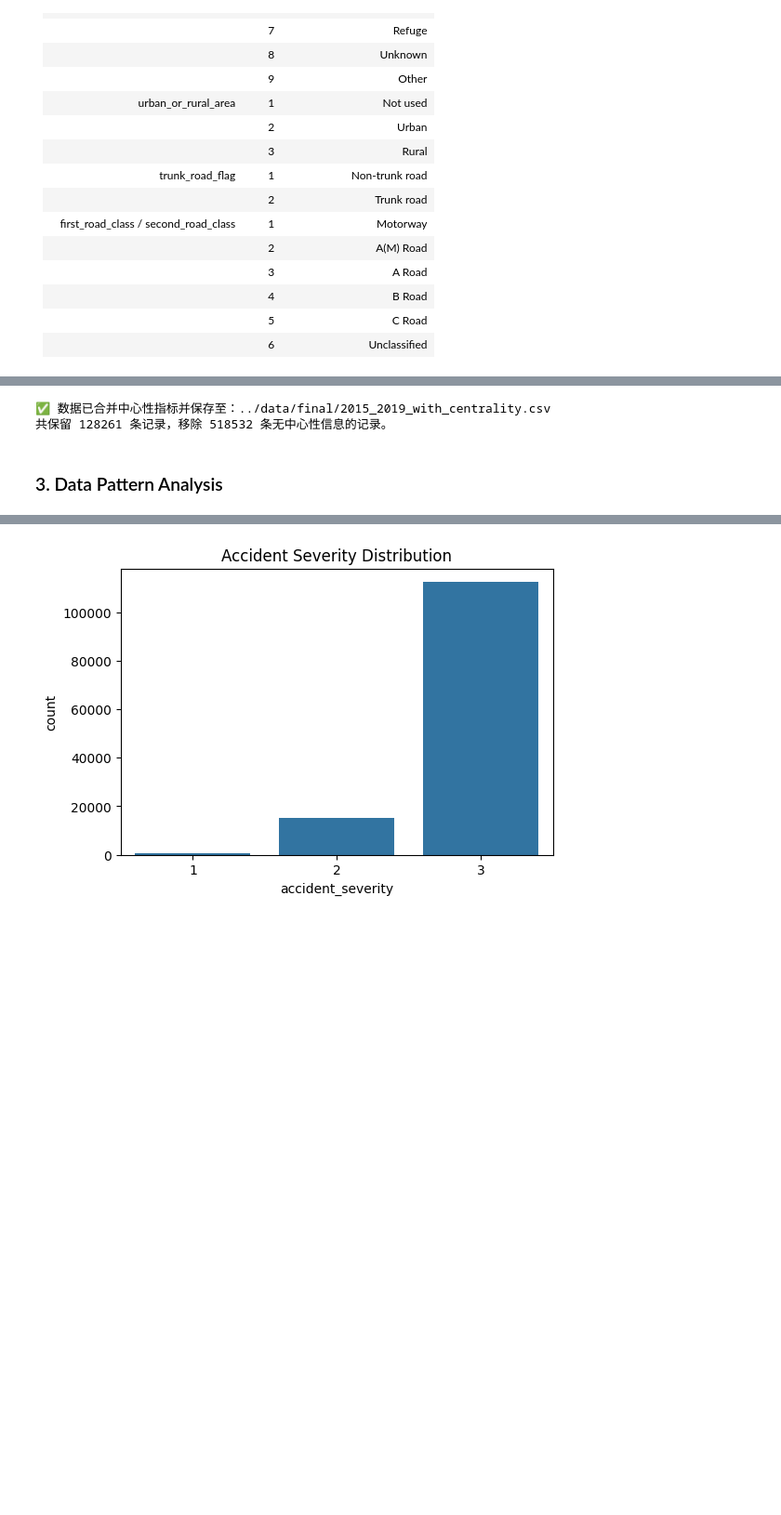
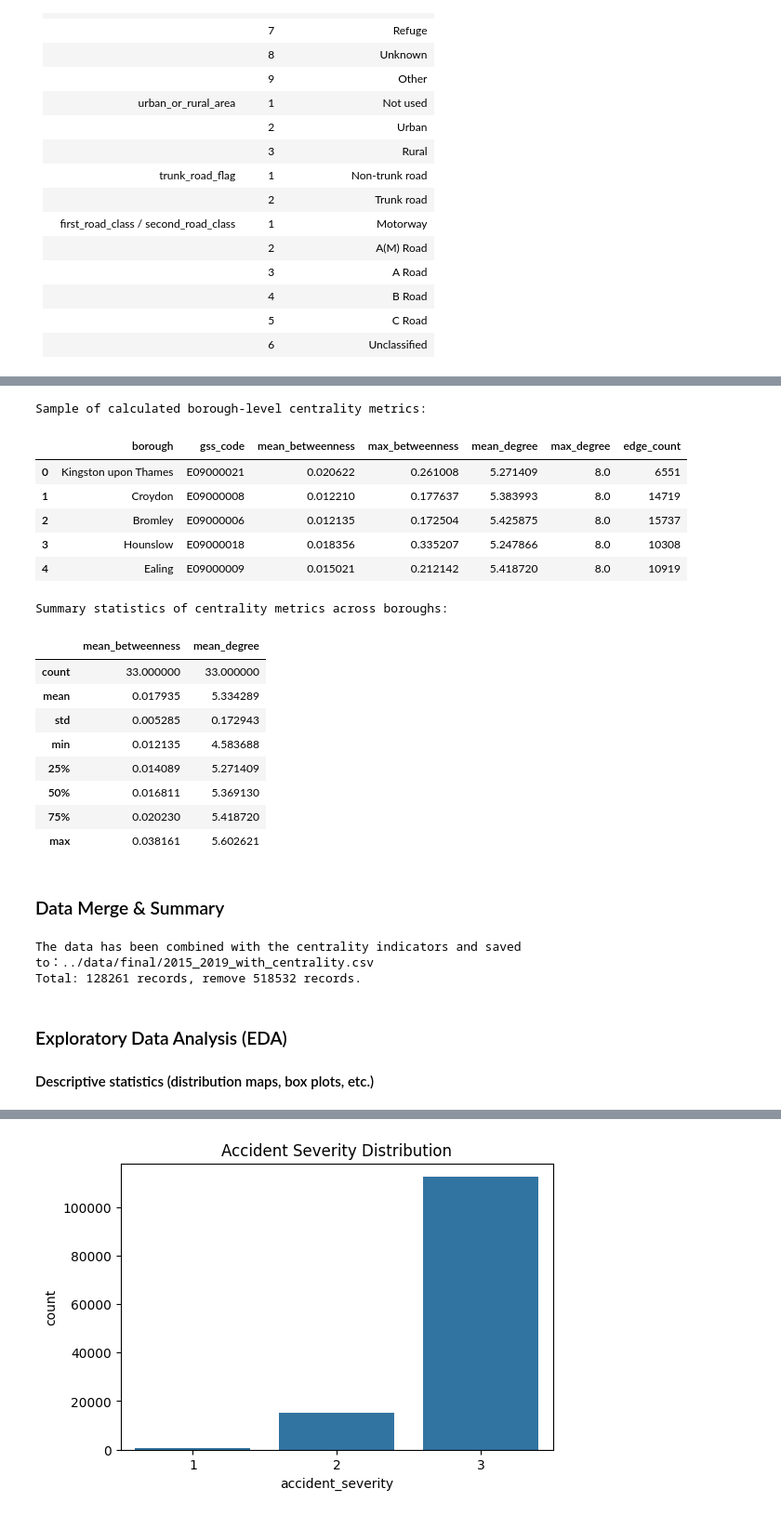
Before and after one commit to Van-Wu1/0006, a Jupyter notebook: scr/submission_final.ipynb, the cells around one changed output, grey strips where cells are left out. Shown at 93% size. Cells and saved outputs as stored; diff of their text form; code cells hidden in the pictures; blank space fills up the shorter version.

```diff
--- a/scr/submission_final.ipynb
+++ b/scr/submission_final.ipynb
@@ -309,17 +328,41 @@ print("All done! Results saved to 'london_borough_road_centrality.csv'")
+# %%
+# show
+print("Sample of calculated borough-level centrality metrics:")
+display(df_results.head())
+
+# Display descriptive statistical information
+print("\nSummary statistics of centrality metrics across boroughs:")
+display(df_results[['mean_betweenness', 'mean_degree']].describe())
+# %% [output]
+Sample of calculated borough-level centrality metrics:
+|  | borough | gss_code | mean_betweenness | max_betweenness | mean_degree | max_degree | edge_count |
+| 0 | Kingston upon Thames | E09000021 | 0.020622 | 0.261008 | 5.271409 | 8.0 | 6551 |
+| 1 | Croydon | E09000008 | 0.012210 | 0.177637 | 5.383993 | 8.0 | 14719 |
+| 2 | Bromley | E09000006 | 0.012135 | 0.172504 | 5.425875 | 8.0 | 15737 |
+| 3 | Hounslow | E09000018 | 0.018356 | 0.335207 | 5.247866 | 8.0 | 10308 |
+| 4 | Ealing | E09000009 | 0.015021 | 0.212142 | 5.418720 | 8.0 | 10919 |
+Summary statistics of centrality metrics across boroughs:
+|  | mean_betweenness | mean_degree |
+| count | 33.000000 | 33.000000 |
+| mean | 0.017935 | 5.334289 |
+| std | 0.005285 | 0.172943 |
+| min | 0.012135 | 4.583688 |
+| 25% | 0.014089 | 5.271409 |
+| 50% | 0.016811 | 5.369130 |
+| 75% | 0.020230 | 5.418720 |
+| max | 0.038161 | 5.602621 |
+# %% [markdown]
+### Data Merge & Summary
 # %%
-import os
-import pandas as pd
-
-# 设置路径
+# Set the path
 accident_path = "../data/clean/1519_cleaned.csv"
 centrality_path = "../data/london_borough_road_centrality.csv"
 output_path = "../data/final/2015_2019_with_centrality.csv"
 
-# 读取数据
 df_accident = pd.read_csv(accident_path)
 df_centrality = pd.read_csv(centrality_path)
 
-# 合并中心性数据（按区域编码）
+# Merge the centrality data (encoded by region)
 df_merged = df_accident.merge(
     df_centrality,
     how="left",
@@ -327,19 +370,20 @@ df_merged = df_accident.merge(
     right_on="gss_code"
 )
 
-# 删除缺少中心性的行（非伦敦区域）
+# Delete the rows lacking centrality (non-London area)
 before_drop = len(df_merged)
 df_merged = df_merged.dropna(subset=["mean_betweenness"])
 after_drop = len(df_merged)
 dropped = before_drop - after_drop
 
-# 保存结果
+# Save the result
 df_merged.to_csv(output_path, index=False)
 
-print(f"✅ 数据已合并中心性指标并保存至：{output_path}")
-print(f"共保留 {after_drop} 条记录，移除 {dropped} 条无中心性信息的记录。")
+print(f"The data has been combined with the centrality indicators and saved to：{output_path}")
+print(f"Total: {after_drop} records, remove {dropped} records.")
 # %% [output]
-✅ 数据已合并中心性指标并保存至：../data/final/2015_2019_with_centrality.csv
-共保留 128261 条记录，移除 518532 条无中心性信息的记录。
+The data has been combined with the centrality indicators and saved to：../data/final/2015_2019_with_centrality.csv
+Total: 128261 records, remove 518532 records.
-# %% [markdown]
-### 3. Data Pattern Analysis
+# %% [markdown]
+### Exploratory Data Analysis (EDA)
+#### Descriptive statistics (distribution maps, box plots, etc.)
```
Also changed, not shown: parts of 43 cells of this notebook, 1 other file.
